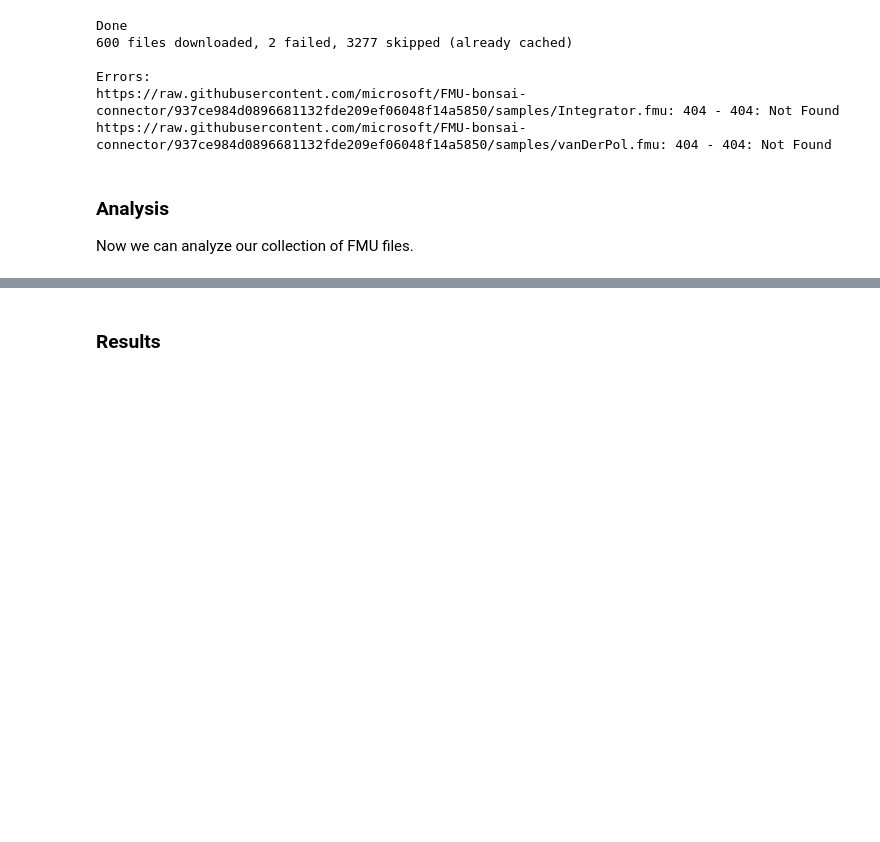
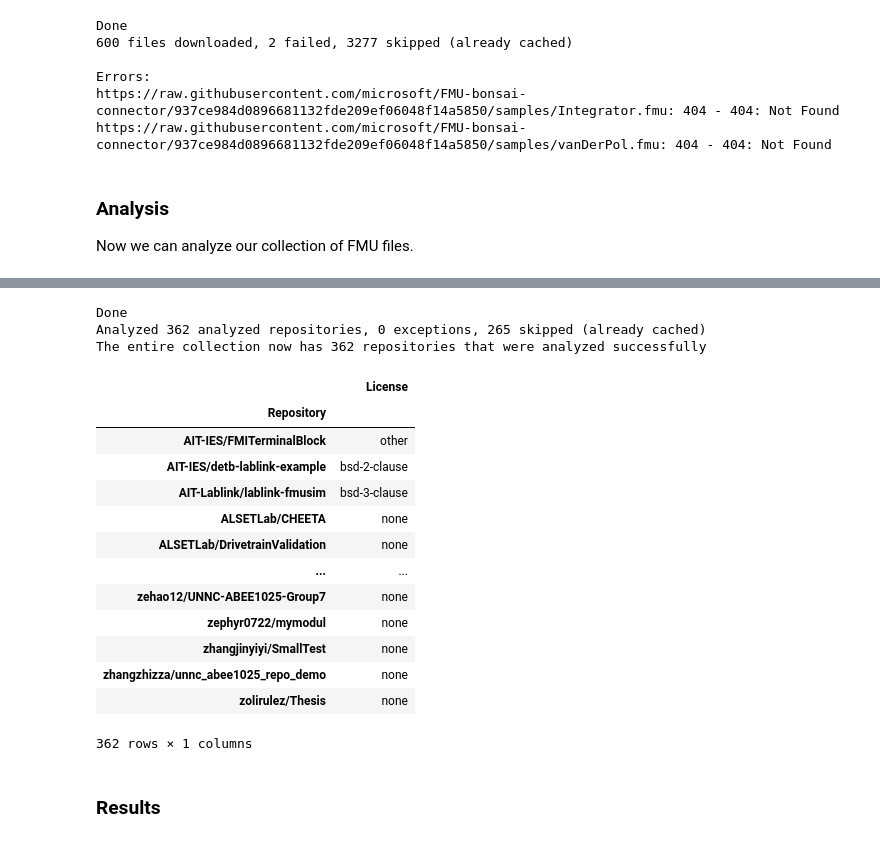
Before and after one commit to ForrestTrepte/FindOpenSimulationModels, a Jupyter notebook: FindOpenSimulationModels.ipynb, the cells around one changed output, grey strips where cells are left out. Saved outputs shown, nothing was run; the diff lists cells and outputs as text; code cells hidden in the pictures; blank space fills up the shorter version.

Commit message:
analyze repositories

```diff
--- a/FindOpenSimulationModels.ipynb
+++ b/FindOpenSimulationModels.ipynb
@@ -9,6 +9,7 @@ is_testing = False
 
 fmu_list_filename = 'results/github-fmu-search.txt'
 fmu_analysis_filename = 'results/github-fmu-analysis.csv'
+repository_analysis_filename = 'results/github-repository-analysis.csv'
 import importlib
 # %% [markdown]
 ## FMUs on GitHub
@@ -160,4 +161,29 @@ results/downloads\whl5627445\myProject\JM_JM_install_Python_tests_jmodelica_file
 3871 rows × 11 columns
+# %%
+import AnalyzeRepositories
+importlib.reload(AnalyzeRepositories) # reload changes to AnalyzeFmuFiles.py every run
+import pandas
+analyze = AnalyzeRepositories.AnalyzeRepositories(fmu_analysis_filename, repository_analysis_filename, is_testing)
+df = analyze.analyze()
+display(df)
+# %% [output]
+Done
+Analyzed 362 analyzed repositories, 0 exceptions, 265 skipped (already cached)
+The entire collection now has 362 repositories that were analyzed successfully
+|  | License |
+| Repository |  |
+| AIT-IES/FMITerminalBlock | other |
+| AIT-IES/detb-lablink-example | bsd-2-clause |
+| AIT-Lablink/lablink-fmusim | bsd-3-clause |
+| ALSETLab/CHEETA | none |
+| ALSETLab/DrivetrainValidation | none |
+| ... | ... |
+| zehao12/UNNC-ABEE1025-Group7 | none |
+| zephyr0722/mymodul | none |
+| zhangjinyiyi/SmallTest | none |
+| zhangzhizza/unnc_abee1025_repo_demo | none |
+| zolirulez/Thesis | none |
+362 rows × 1 columns
 # %% [markdown]
 ### Results
 # %%
```
Also changed, not shown: parts of 1 cell of this notebook, 2 other files.
